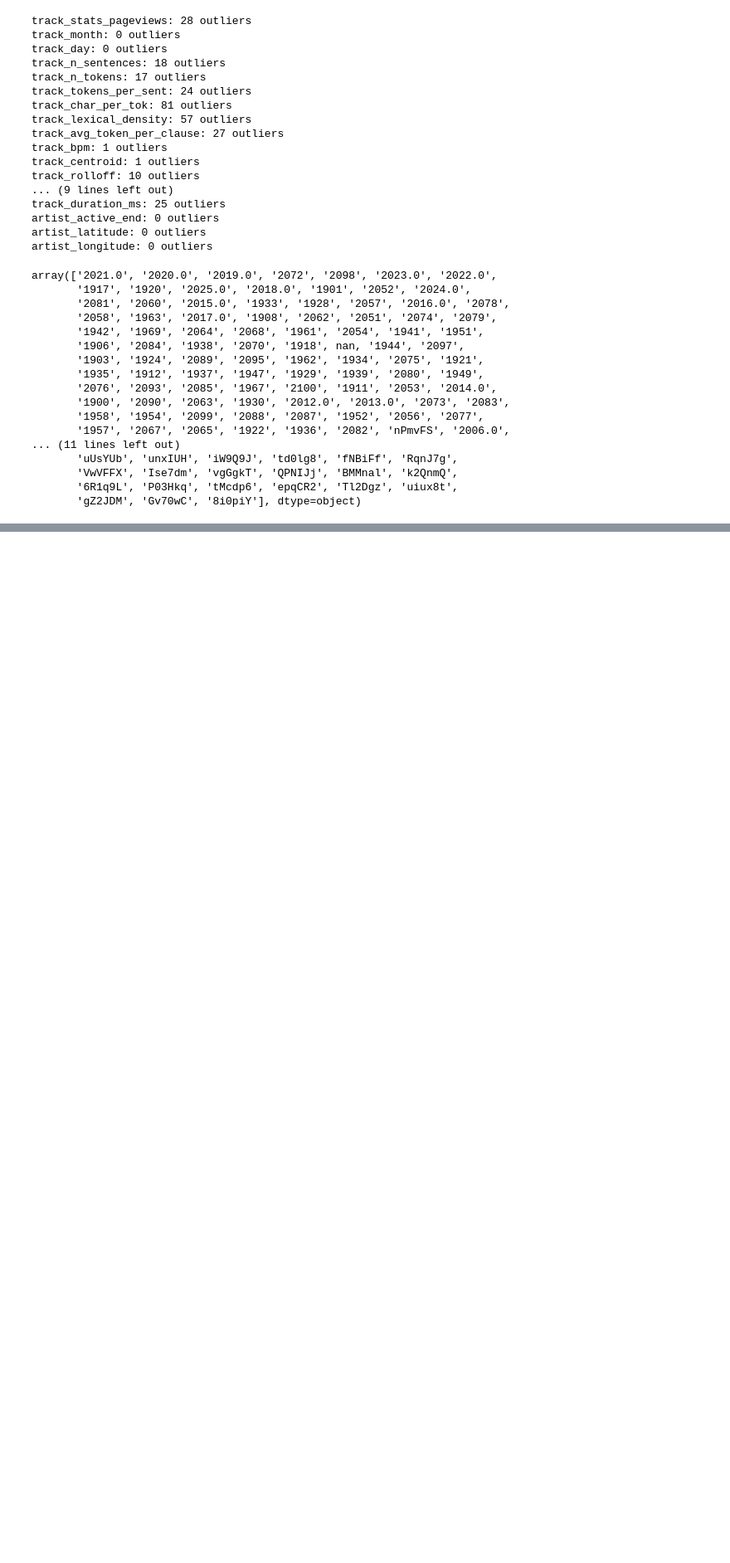
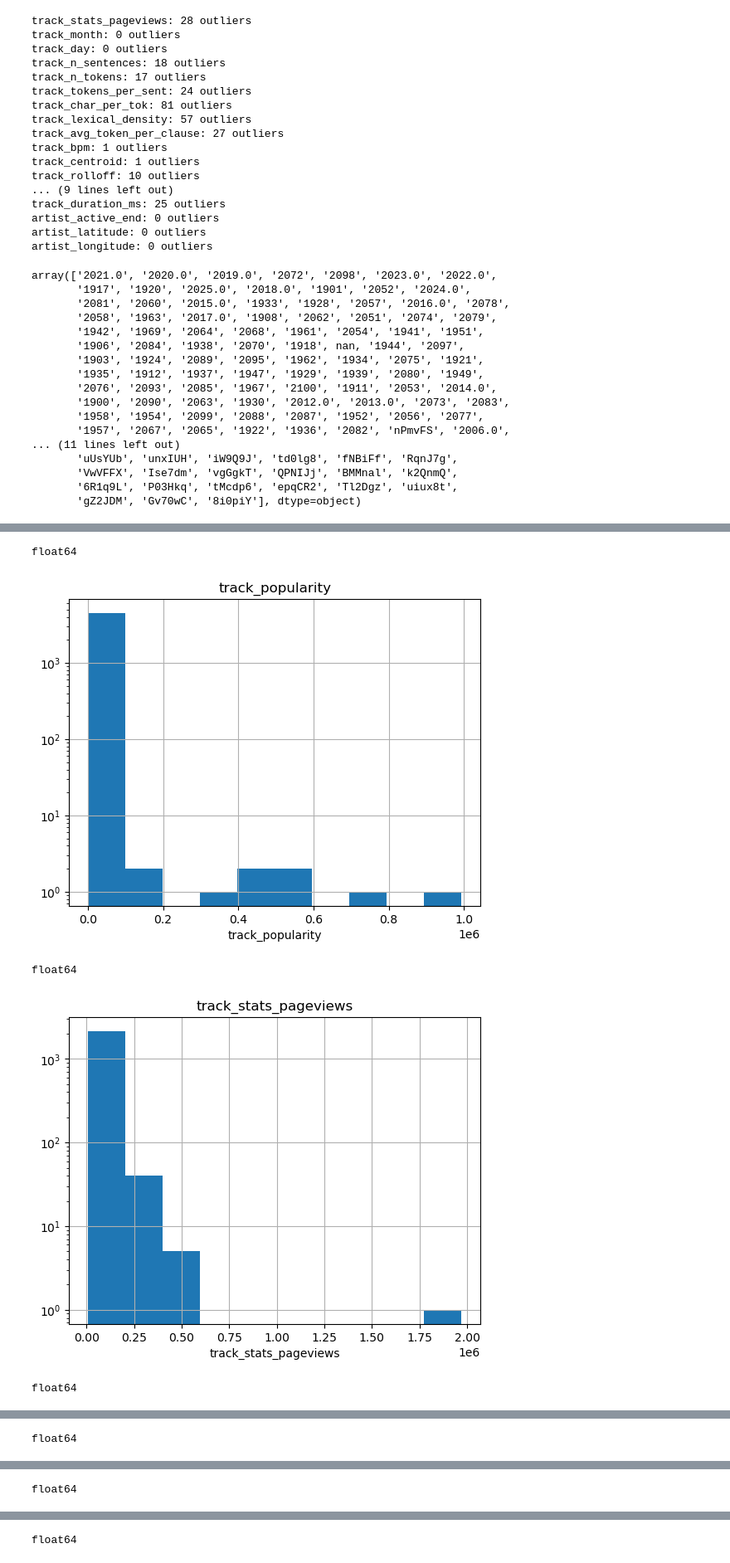
Before and after one commit to Ludovico1104/Progetto-I2ML, a Jupyter notebook: prova.ipynb, the cells around one changed output, grey strips where cells are left out. Shown at 83% size. Drawn from its saved outputs; the diff is of its cells as text; code cells hidden in the pictures; blank space fills up the shorter version.

```diff
--- a/prova.ipynb
+++ b/prova.ipynb
@@ -235,15 +235,15 @@ array(['2021.0', '2020.0', '2019.0', '2072', '2098', '2023.0', '2022.0',
        '6R1q9L', 'P03Hkq', 'tMcdp6', 'epqCR2', 'Tl2Dgz', 'uiux8t',
        'gZ2JDM', 'Gv70wC', '8i0piY'], dtype=object)
 # %%
-merged["artist_birth_year"] = (
-    pd.to_numeric(merged["artist_birth_date"].astype(str).str.slice(0, 4), errors="coerce")
+merged["artist_active_start_year"] = (
+    pd.to_numeric(merged["artist_active_start"].astype(str).str.slice(0, 4), errors="coerce")
     .astype("Int64")
 )
 # %%
 # condizione da eliminare: col_a > 10 e col_b == "X"
 track_year_num = pd.to_numeric(merged["track_year"], errors="coerce")
-birth_year_num = pd.to_numeric(merged["artist_birth_year"], errors="coerce")
-merged = merged[(track_year_num > birth_year_num) & (track_year_num < 2027)].copy()
+active_start_year_num = pd.to_numeric(merged["artist_active_start_year"], errors="coerce")
+merged = merged[(track_year_num > active_start_year_num) & (track_year_num < 2027)].copy()
 # %%
 merged['track_year'].unique()
 # %% [output]
@@ -255,0 +254,16 @@ array(['2021.0', '2020.0', '2019.0', '2023.0', '2022.0', '2025.0',
+# %%
+for col_name in ["track_popularity", "track_stats_pageviews", "track_bpm", "track_duration_ms", "track_lexical_density", "track_year"]:
+    print(merged[col_name].dtype)
+    merged[col_name] = pd.to_numeric(merged[col_name], errors="coerce")
+    plt.figure()
+    merged[col_name].hist()
+    plt.title(col_name)
+    plt.xlabel(col_name)
+    plt.yscale('log')
+    plt.show()
+# %% [output]
+float64
+[figure, added]
+float64
+[figure, added]
+float64
@@ -255,0 +271 @@ array(['2021.0', '2020.0', '2019.0', '2023.0', '2022.0', '2025.0',
+float64
@@ -255,0 +273 @@ array(['2021.0', '2020.0', '2019.0', '2023.0', '2022.0', '2025.0',
+float64
@@ -255,0 +275 @@ array(['2021.0', '2020.0', '2019.0', '2023.0', '2022.0', '2025.0',
+float64
```
Also changed, not shown: parts of 3 cells of this notebook.
